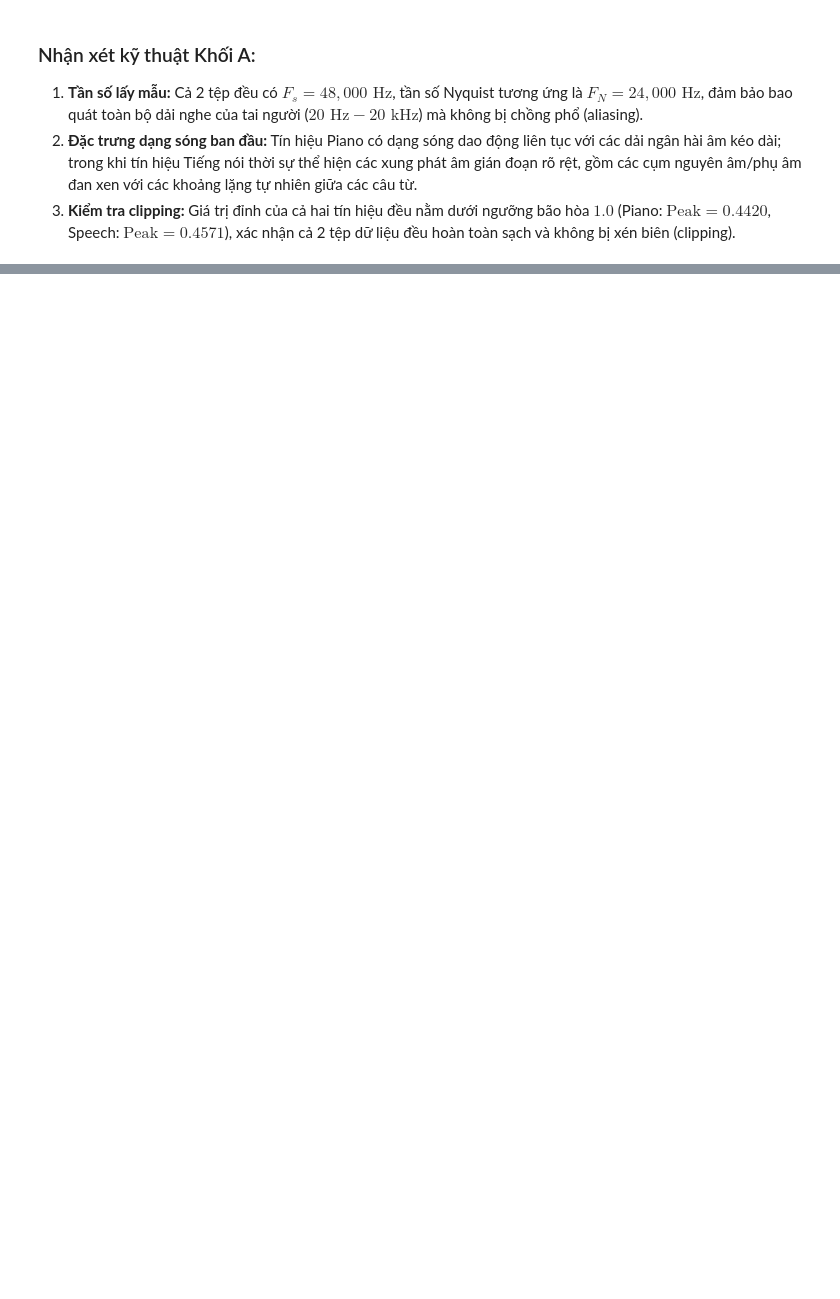
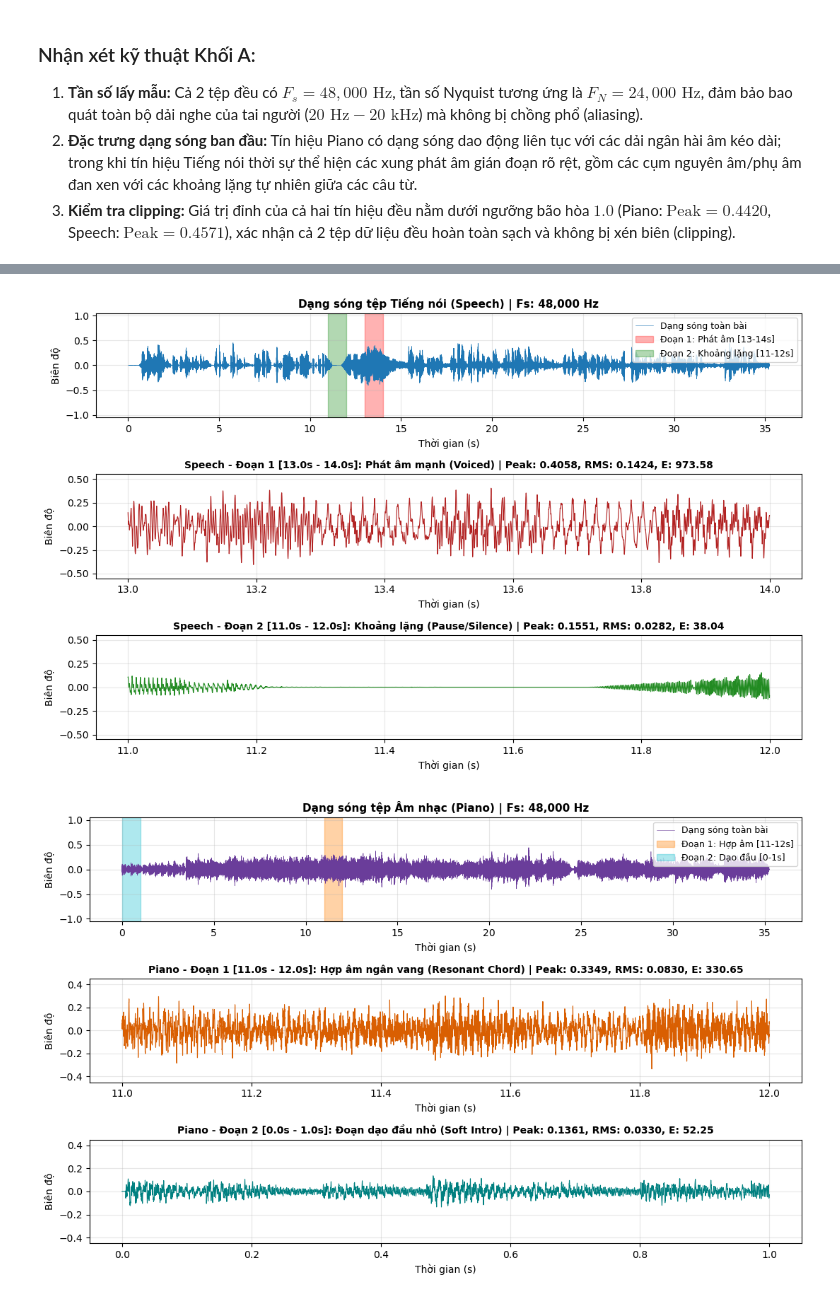
Before and after one commit to vminh16/Lab01_2351260673_NguyenVanMinh, a Jupyter notebook: Lab01_2351260673.ipynb, the cells around one changed output, grey strips where cells are left out. Saved outputs shown, nothing was run; the diff lists cells and outputs as text; code cells hidden in the pictures; blank space fills up the shorter version.

```diff
--- a/Lab01_2351260673.ipynb
+++ b/Lab01_2351260673.ipynb
@@ -81,0 +127,78 @@ plt.show()
+# %%
+# 3. Vẽ biểu đồ dạng sóng chuẩn cho Tiếng nói và Âm nhạc (tách 2 hình riêng biệt)
+# 3.1. Dạng sóng tệp Tiếng nói (Speech)
+t_speech = np.arange(len(x_speech)) / Fs_speech
+t_sp1 = np.linspace(13.0, 14.0, int(Fs_speech * 1.0))
+x_sp1 = x_speech[int(13.0 * Fs_speech) : int(14.0 * Fs_speech)]
+t_sp2 = np.linspace(11.0, 12.0, int(Fs_speech * 1.0))
+x_sp2 = x_speech[int(11.0 * Fs_speech) : int(12.0 * Fs_speech)]
+
+fig_sp, axes_sp = plt.subplots(3, 1, figsize=(11, 7))
+axes_sp[0].plot(t_speech, x_speech, lw=0.4, color="#1f77b4", label="Dạng sóng toàn bài")
+axes_sp[0].axvspan(13.0, 14.0, color="red", alpha=0.3, label="Đoạn 1: Phát âm [13-14s]")
+axes_sp[0].axvspan(11.0, 12.0, color="green", alpha=0.3, label="Đoạn 2: Khoảng lặng [11-12s]")
+axes_sp[0].set_title("Dạng sóng tệp Tiếng nói (Speech) | Fs: 48,000 Hz", fontsize=11, fontweight="bold")
+axes_sp[0].set_xlabel("Thời gian (s)")
+axes_sp[0].set_ylabel("Biên độ")
+axes_sp[0].set_ylim([-1.05, 1.05])
+axes_sp[0].grid(True, alpha=0.3)
+axes_sp[0].legend(loc="upper right", fontsize=9)
+
+axes_sp[1].plot(t_sp1, x_sp1, lw=0.8, color="firebrick")
+axes_sp[1].set_title("Speech - Đoạn 1 [13.0s - 14.0s]: Phát âm mạnh (Voiced) | Peak: 0.4058, RMS: 0.1424, E: 973.58", fontsize=10, fontweight="bold")
+axes_sp[1].set_xlabel("Thời gian (s)")
+axes_sp[1].set_ylabel("Biên độ")
+axes_sp[1].set_ylim([-0.55, 0.55])
+axes_sp[1].grid(True, alpha=0.3)
+
+axes_sp[2].plot(t_sp2, x_sp2, lw=0.8, color="forestgreen")
+axes_sp[2].set_title("Speech - Đoạn 2 [11.0s - 12.0s]: Khoảng lặng (Pause/Silence) | Peak: 0.1551, RMS: 0.0282, E: 38.04", fontsize=10, fontweight="bold")
+axes_sp[2].set_xlabel("Thời gian (s)")
+axes_sp[2].set_ylabel("Biên độ")
+axes_sp[2].set_ylim([-0.55, 0.55])
+axes_sp[2].grid(True, alpha=0.3)
+
+plt.tight_layout()
+os.makedirs("figures", exist_ok=True)
+plt.savefig("figures/waveform_speech.png", dpi=300)
+plt.savefig("figures/waveform.png", dpi=300)
+plt.show()
+
+# 3.2. Dạng sóng tệp Âm nhạc (Piano)
+t_piano = np.arange(len(x_piano)) / Fs_piano
+t_pi1 = np.linspace(11.0, 12.0, int(Fs_piano * 1.0))
+x_pi1 = x_piano[int(11.0 * Fs_piano) : int(12.0 * Fs_piano)]
+t_pi2 = np.linspace(0.0, 1.0, int(Fs_piano * 1.0))
+x_pi2 = x_piano[int(0.0 * Fs_piano) : int(1.0 * Fs_piano)]
+
+fig_pi, axes_pi = plt.subplots(3, 1, figsize=(11, 7))
+axes_pi[0].plot(t_piano, x_piano, lw=0.4, color="#6a3d9a", label="Dạng sóng toàn bài")
+axes_pi[0].axvspan(11.0, 12.0, color="#ff7f00", alpha=0.35, label="Đoạn 1: Hợp âm [11-12s]")
+axes_pi[0].axvspan(0.0, 1.0, color="#17becf", alpha=0.35, label="Đoạn 2: Dạo đầu [0-1s]")
+axes_pi[0].set_title("Dạng sóng tệp Âm nhạc (Piano) | Fs: 48,000 Hz", fontsize=11, fontweight="bold")
+axes_pi[0].set_xlabel("Thời gian (s)")
+axes_pi[0].set_ylabel("Biên độ")
+axes_pi[0].set_ylim([-1.05, 1.05])
+axes_pi[0].grid(True, alpha=0.3)
+axes_pi[0].legend(loc="upper right", fontsize=9)
+
+axes_pi[1].plot(t_pi1, x_pi1, lw=0.8, color="#d95f02")
+axes_pi[1].set_title("Piano - Đoạn 1 [11.0s - 12.0s]: Hợp âm ngân vang (Resonant Chord) | Peak: 0.3349, RMS: 0.0830, E: 330.65", fontsize=10, fontweight="bold")
+axes_pi[1].set_xlabel("Thời gian (s)")
+axes_pi[1].set_ylabel("Biên độ")
+axes_pi[1].set_ylim([-0.45, 0.45])
+axes_pi[1].grid(True, alpha=0.3)
+
+axes_pi[2].plot(t_pi2, x_pi2, lw=0.8, color="#008080")
+axes_pi[2].set_title("Piano - Đoạn 2 [0.0s - 1.0s]: Đoạn dạo đầu nhỏ (Soft Intro) | Peak: 0.1361, RMS: 0.0330, E: 52.25", fontsize=10, fontweight="bold")
+axes_pi[2].set_xlabel("Thời gian (s)")
+axes_pi[2].set_ylabel("Biên độ")
+axes_pi[2].set_ylim([-0.45, 0.45])
+axes_pi[2].grid(True, alpha=0.3)
+
+plt.tight_layout()
+plt.savefig("figures/waveform_piano.png", dpi=300)
+plt.show()
+# %% [output]
+[figure, added]
+[figure, added]
```
Also changed, not shown: parts of 4 cells of this notebook, 4 other files.
